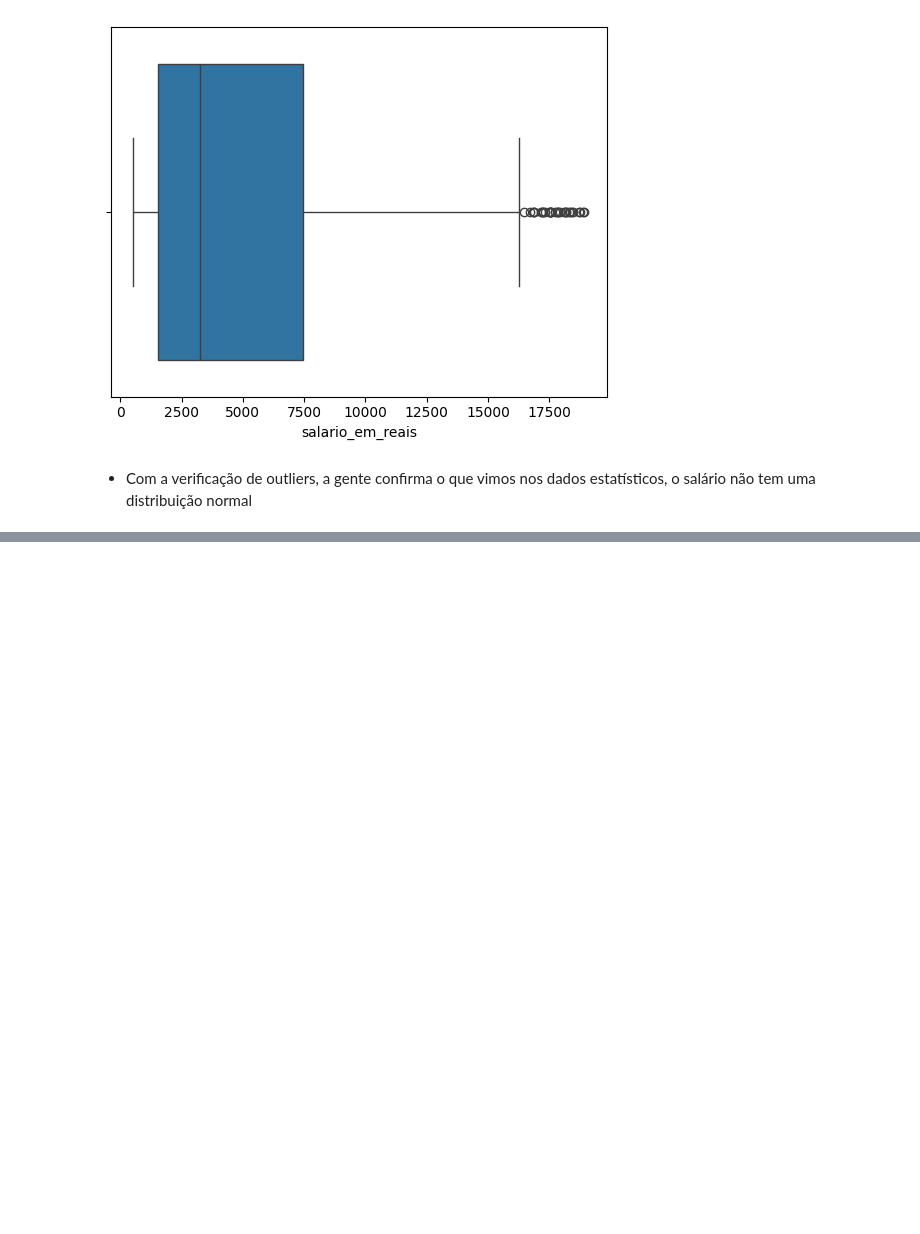
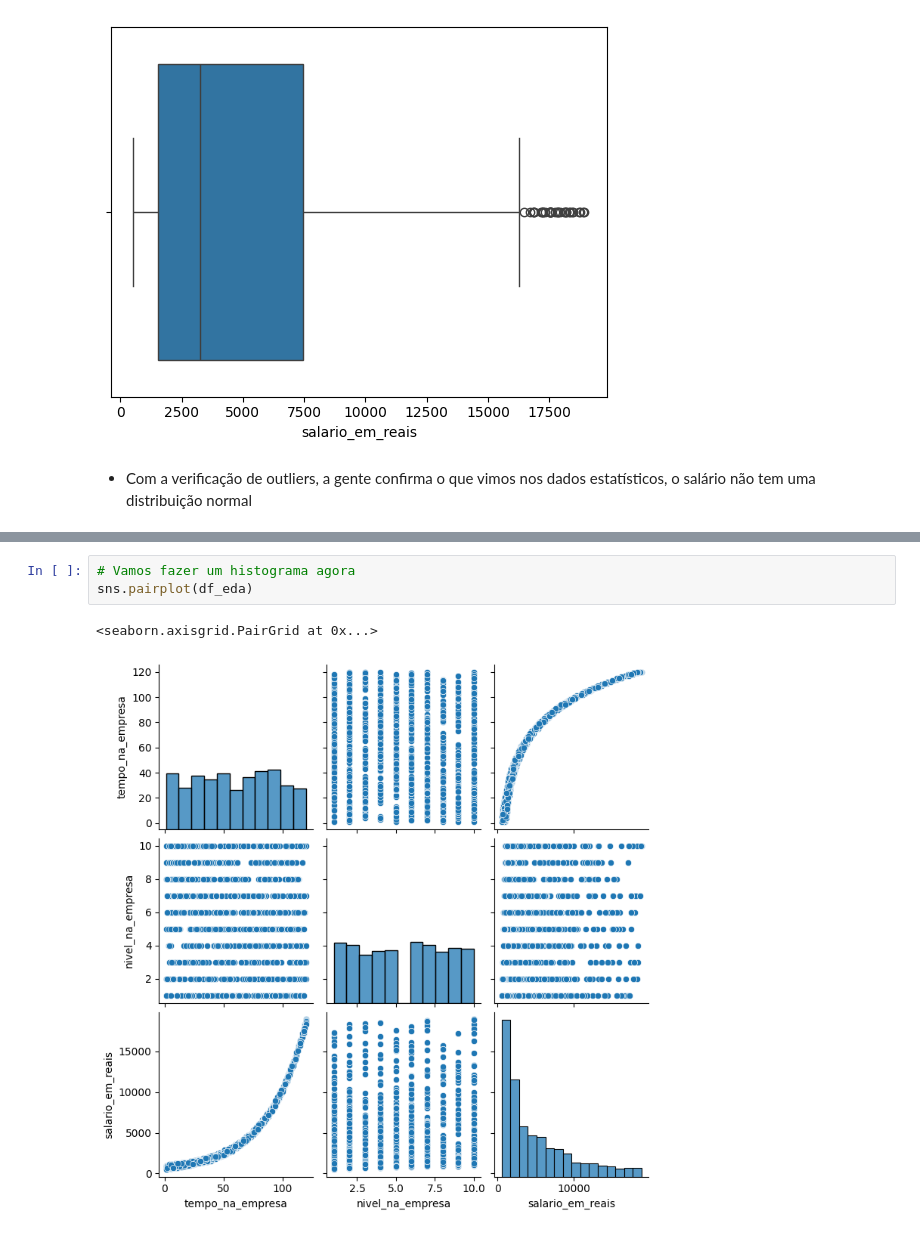
Before and after one commit to rcmonteiro/curso-ia-rocketseat, a Jupyter notebook: regressao_polinomial/modelo_salario.ipynb, the cells around one changed output, grey strips where cells are left out. Saved outputs shown, nothing was run; the diff lists cells and outputs as text; blank space fills up the shorter version.

```diff
--- a/regressao_polinomial/modelo_salario.ipynb
+++ b/regressao_polinomial/modelo_salario.ipynb
@@ -89,0 +109,6 @@ sns.boxplot(data=df, x='salario_em_reais')
+# %%
+# Vamos fazer um histograma agora
+sns.pairplot(df_eda)
+# %% [output]
+<seaborn.axisgrid.PairGrid at 0x...>
+[figure, added]
```
Also changed, not shown: parts of 9 cells of this notebook.
